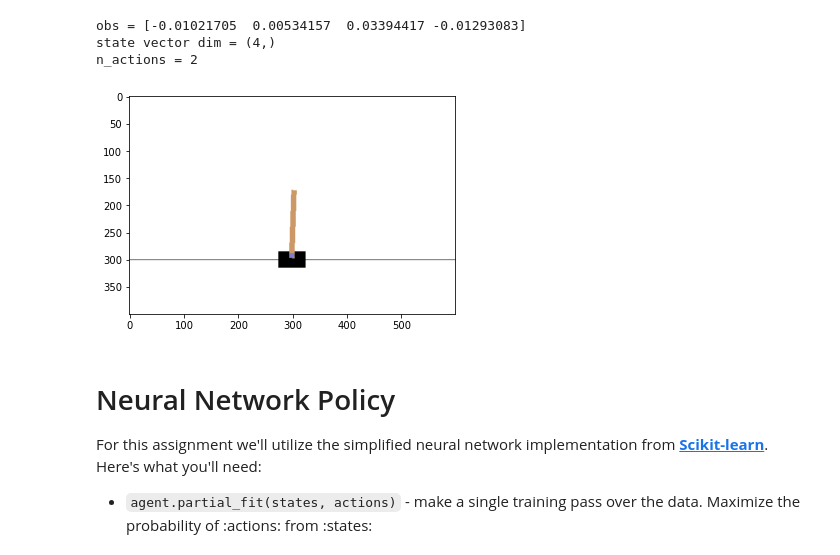
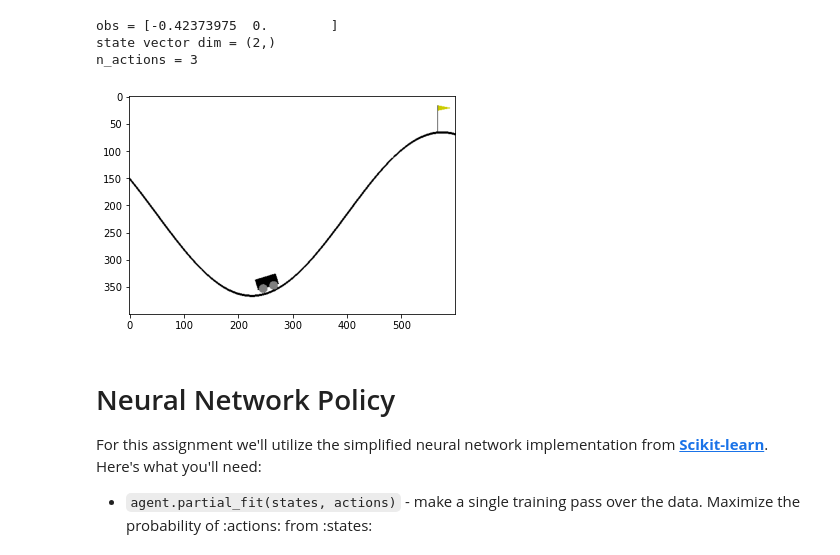
Before and after one commit to adhocmaster/Practical_RL, a Jupyter notebook: week01_intro/deep_crossentropy_method.ipynb, the cells around one changed output. Saved outputs shown, nothing was run; the diff lists cells and outputs as text; code cells hidden in the pictures.

```diff
--- a/week01_intro/deep_crossentropy_method.ipynb
+++ b/week01_intro/deep_crossentropy_method.ipynb
@@ -18,26 +18,29 @@ if type(os.environ.get("DISPLAY")) is not str or len(os.environ.get("DISPLAY"))
 # %%
 import gym
 import numpy as np
 import matplotlib.pyplot as plt
+import traceback
 %matplotlib inline
 
 # if you see "<classname> has no attribute .env", remove .env or update gym
-env = gym.make("CartPole-v0").env
+# env = gym.make("CartPole-v0").env
+envName = "MountainCar-v0"
+env = gym.make(envName).env
 
 obs = env.reset()
 n_actions = env.action_space.n
 state_dim = env.observation_space.shape
 
 plt.imshow(env.render("rgb_array"))
 print("obs =", obs)
 print("state vector dim =", state_dim)
 print("n_actions =", n_actions)
 env.close()
 # %% [output]
-obs = [-0.01021705  0.00534157  0.03394417 -0.01293083]
-state vector dim = (4,)
-n_actions = 2
+obs = [-0.42373975  0.        ]
+state vector dim = (2,)
+n_actions = 3
-[figure, old version]
+[figure, new version]
 # %% [markdown]
 # Neural Network Policy
 
```
Also changed, not shown: parts of 6 cells of this notebook, 2 other files.
